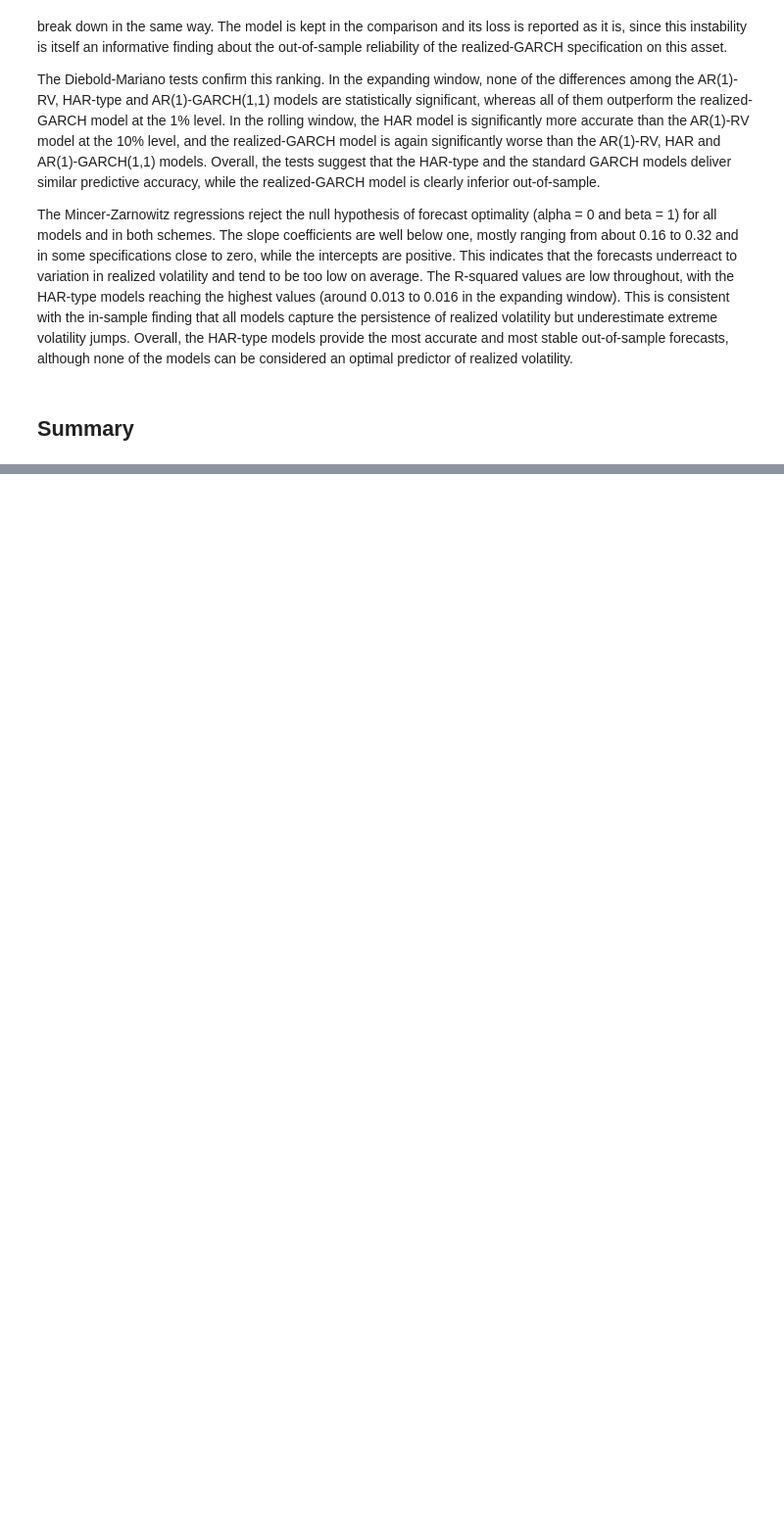
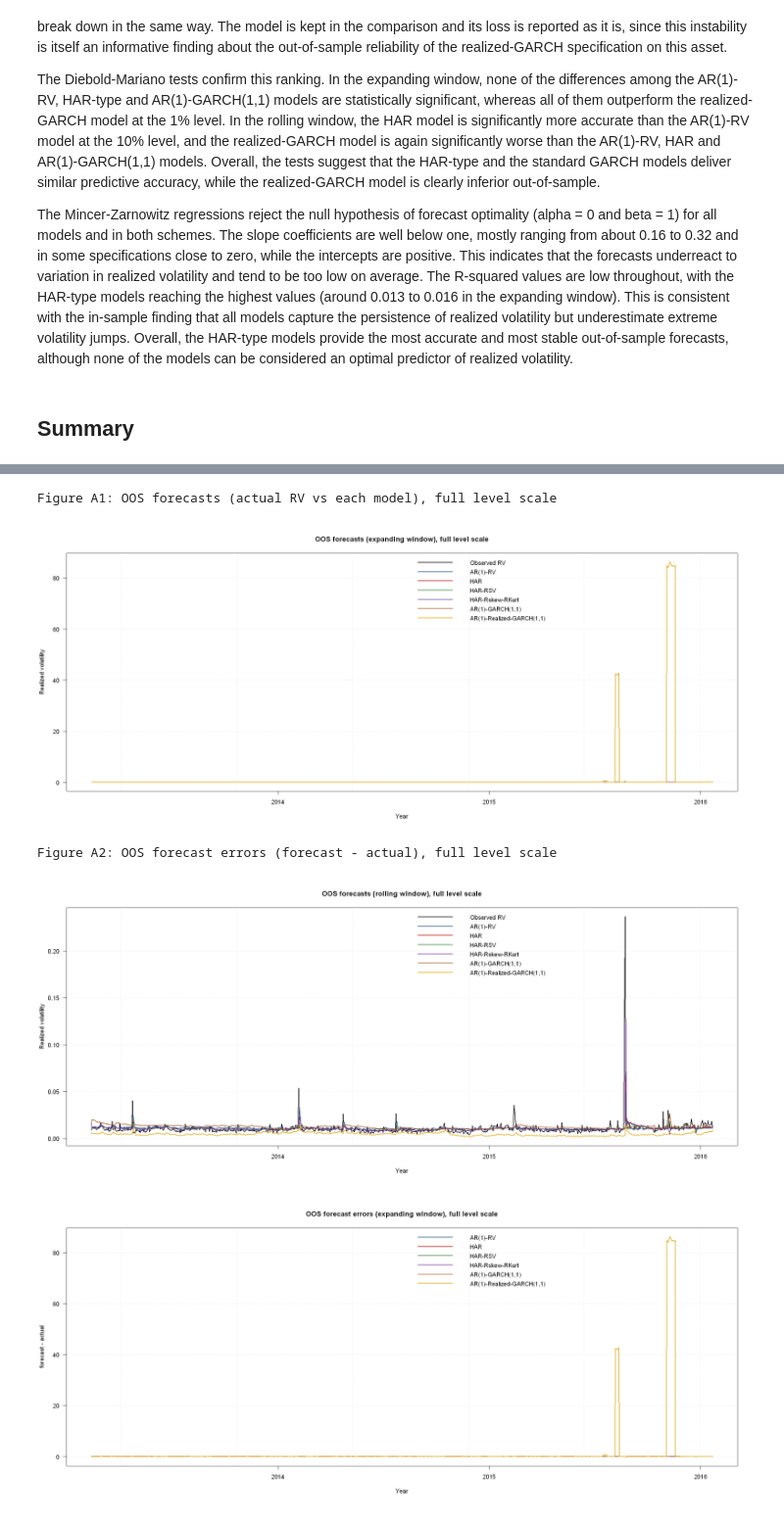
Before and after one commit to marketaondrejova/Finecox-final-project, a Jupyter notebook: Project.ipynb, the cells around one changed output, grey strips where cells are left out. Shown at 98% size. Drawn from its saved outputs; the diff is of its cells as text; code cells hidden in the pictures; blank space fills up the shorter version.

```diff
--- a/Project.ipynb
+++ b/Project.ipynb
@@ -1294,0 +1303,33 @@ The Mincer-Zarnowitz regressions reject the null hypothesis of forecast optimali
+# %%
+# Appendix: OOS forecast and error plots on the full (uncapped) level scale ----
+cat("\nFigure A1: OOS forecasts (actual RV vs each model), full level scale\n\n")
+
+for (scheme in c("expanding", "rolling")) {
+  fd     <- fcast_df[[scheme]]
+  series <- c(list(fd$RV), lapply(model_names, function(m) fd[[m]]))
+  labs   <- c("Observed RV", model_names)
+  cols   <- c(my_cols["black"], model_cols)
+  plot_multi_ts(
+    date = fd$date, y_list = series, labels = labs,
+    main = sprintf("OOS forecasts (%s window), full level scale", scheme),
+    ylab = "Realized volatility", cols = cols
+  )
+}
+
+cat("\nFigure A2: OOS forecast errors (forecast - actual), full level scale\n\n")
+
+for (scheme in c("expanding", "rolling")) {
+  fd     <- fcast_df[[scheme]]
+  errors <- lapply(model_names, function(m) fd[[m]] - fd$RV)
+  plot_multi_ts(
+    date = fd$date, y_list = errors, labels = model_names,
+    main = sprintf("OOS forecast errors (%s window), full level scale", scheme),
+    ylab = "forecast - actual", cols = model_cols
+  )
+}
+# %% [output]
+Figure A1: OOS forecasts (actual RV vs each model), full level scale
+[figure, added]
+Figure A2: OOS forecast errors (forecast - actual), full level scale
+[figure, added]
+[figure, added]
```
Also changed, not shown: parts of 7 cells of this notebook, 1 other file.
